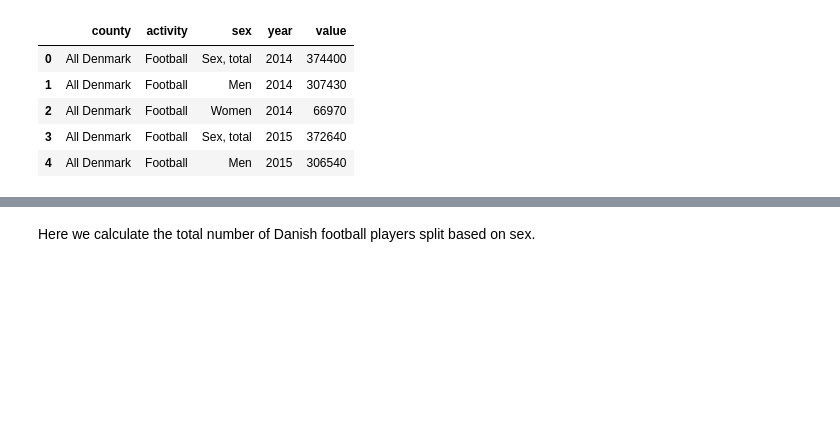
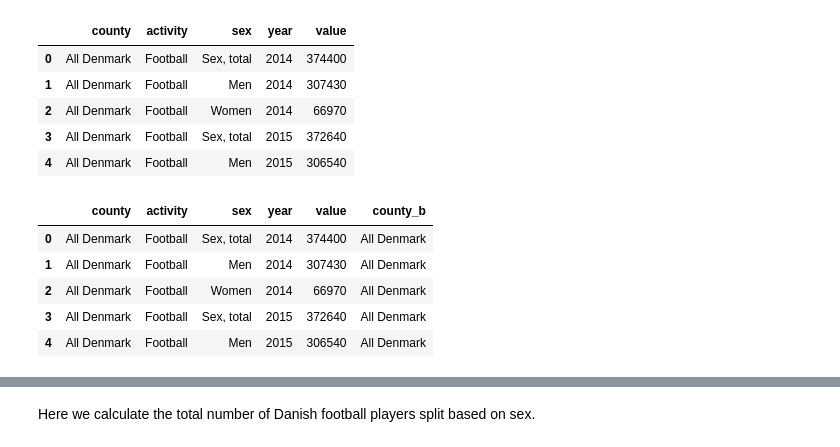
Before and after one commit to NumEconCopenhagen/projects-2024-econtechvets, a Jupyter notebook: dataproject/dataproject.ipynb, the cells around one changed output, grey strips where cells are left out. Drawn from its saved outputs; the diff is of its cells as text; code cells hidden in the pictures; blank space fills up the shorter version.

```diff
--- a/dataproject/dataproject.ipynb
+++ b/dataproject/dataproject.ipynb
@@ -117,6 +121,38 @@ idrakt.head()
 | 2 | All Denmark | Football | Women | 2014 | 66970 |
 | 3 | All Denmark | Football | Sex, total | 2015 | 372640 |
 | 4 | All Denmark | Football | Men | 2015 | 306540 |
+# %%
+# create a new column named 'county_B' with the a broader definition of the counties. If county is All Denmark, then county_B is All Denmark.
+# county_B is split into Jylland, Sjælland and Fyn.
+# Therefore I sum the values of the counties in Jylland, Sjælland and Fyn to get the values of the broader definition of the counties.
+# Here Jylland is the counties: 'Province Nordjylland', 'Province Sydjylland', 'Province Vestjylland', 'Province Østjylland'
+# Sjælland is the counties: 'Province Bornholm', 'Province Københavns omegn', 'Province Byen København', 'Province Nordsjælland', 'Province Østsjælland', 'Province Vest- og Sydsjælland'
+# Fyn is the counties: 'Province Fyn'
+
+# Define a function to map each county to its broader definition
+# Define a function to map each county to its broader definition
+def map_county_b(county):
+    if county == 'All Denmark':
+        return 'All Denmark'
+    if county in ['Province Nordjylland', 'Province Sydjylland', 'Province Vestjylland', 'Province Østjylland']:
+        return 'Jylland'
+    elif county in ['Province Bornholm', 'Province Københavns omegn', 'Province Byen København', 'Province Nordsjælland', 'Province Østsjælland', 'Province Vest- og Sydsjælland']:
+        return 'Sjælland'
+    elif county == 'Province Fyn':
+        return 'Fyn'
+
+# Apply the function to create the new variable 'county_b'
+idrakt['county_b'] = idrakt['county'].apply(map_county_b)
+
+# Print the first few rows to verify the new variable
+idrakt.head()
+# %% [output]
+|  | county | activity | sex | year | value | county_b |
+| 0 | All Denmark | Football | Sex, total | 2014 | 374400 | All Denmark |
+| 1 | All Denmark | Football | Men | 2014 | 307430 | All Denmark |
+| 2 | All Denmark | Football | Women | 2014 | 66970 | All Denmark |
+| 3 | All Denmark | Football | Sex, total | 2015 | 372640 | All Denmark |
+| 4 | All Denmark | Football | Men | 2015 | 306540 | All Denmark |
 # %%
 # Creating a copy of the dataset where we only keep the rows with the value 'All Denmark' in the 'county' column
 idrakt_all = idrakt[idrakt['county'] == 'All Denmark'].copy()
```
Also changed, not shown: parts of 22 cells of this notebook.
